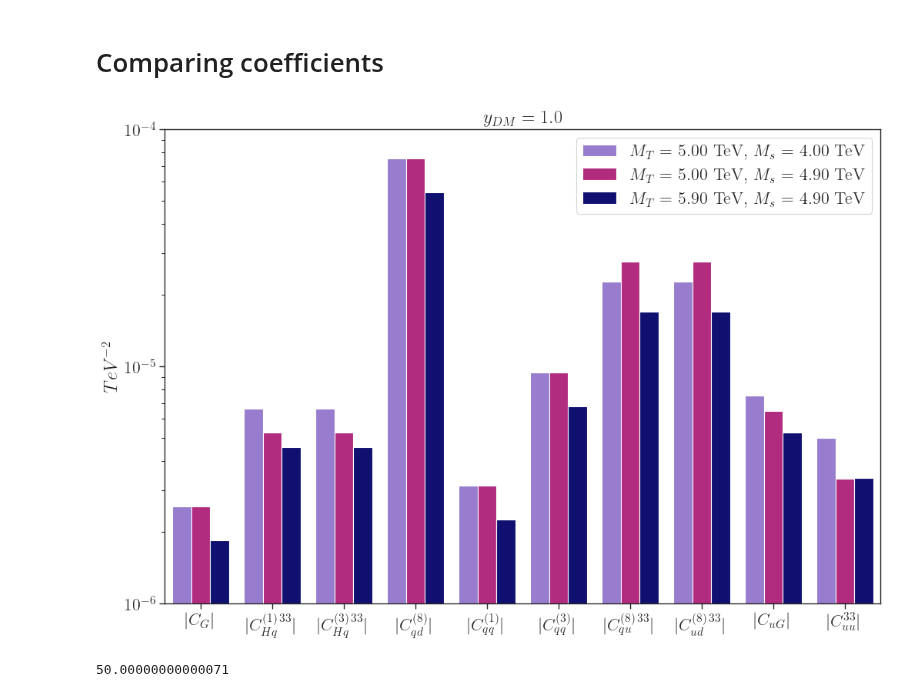
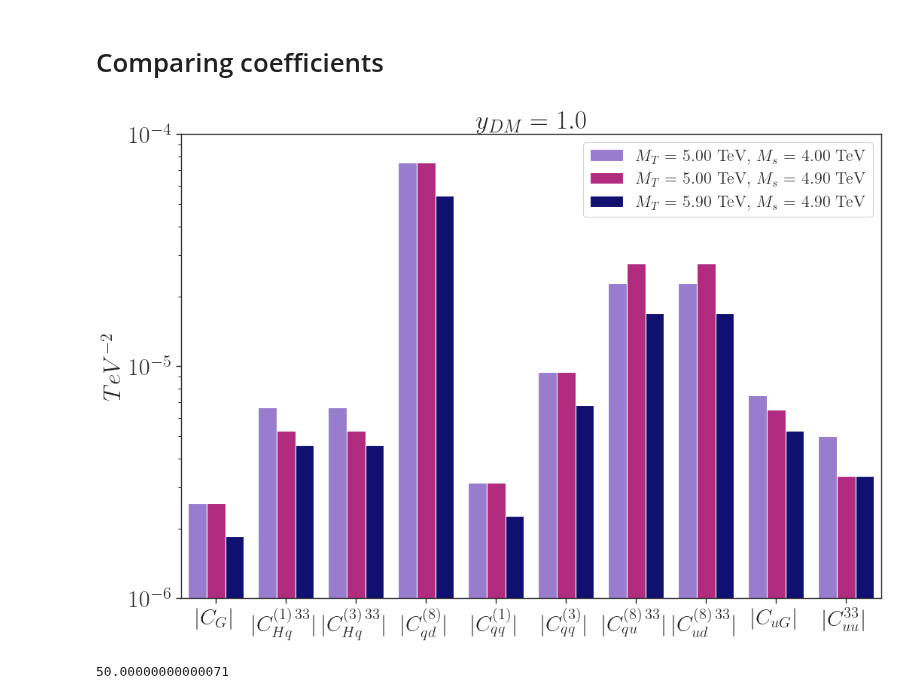
Before and after one commit to viniciusrocca/EFT_ToyModel, a Jupyter notebook: Plots/EFT_Coeffs_ttbar.ipynb, the cells around one changed output. Drawn from its saved outputs; the diff is of its cells as text; code cells hidden in the pictures.

Commit message:
Improving the graphs visual

```diff
--- a/Plots/EFT_Coeffs_ttbar.ipynb
+++ b/Plots/EFT_Coeffs_ttbar.ipynb
@@ -510,25 +510,28 @@ df = pd.DataFrame(coeffs_df, columns=['group', 'column', 'val'])
 # %%
 plt.figure(figsize=(12,8))
 
 #Generate the color dictionary
 colors = {}
 c = ['mediumpurple', 'mediumvioletred', 'navy']
 for i,mmpsit in enumerate(mPsiTc):
     label = r'$M_{T}$ = %1.2f TeV, $M_s$ = %1.2f TeV' % (mmpsit/1000,mSDMc[i]/1000)
     colors[label] = c[i]
 
 ax = sns.barplot(data=df, x='column', y='val', hue='group', palette = colors)
 ax.set_yscale('log')
-ax.set_ylabel(r'$TeV^{-2}$')
-ax.set_xlabel('')
+ax.set_ylabel(r'$TeV^{-2}$', fontsize = 23)
+ax.set_xlabel('', fontsize = 23)
 ax.legend()
-ax.set_title(r'$y_{DM} = %1.1f$' %(yDM))
+ax.set_title(r'$y_{DM} = %1.1f$' %(yDM), fontsize = 25)
 ax.set_yticks([1e-6,1e-5,1e-4])
+ax.tick_params(axis='y', labelsize=23)
+ax.tick_params(axis='x', labelsize=21)
 
 plt.savefig('../../TeXProjects/Qualification_Text/EFT_Coeffs_Abs.png')
+#plt.savefig('../../TeXProjects/Qualification_Text/EFT_Coeffs_Abs_5.png')
 plt.show()
 # %% [output]
-[figure, old version]
+[figure, new version]
 # %%
 print((10-9.95)*1000)
 # %% [output]
```
Also changed, not shown: 1 other file.
